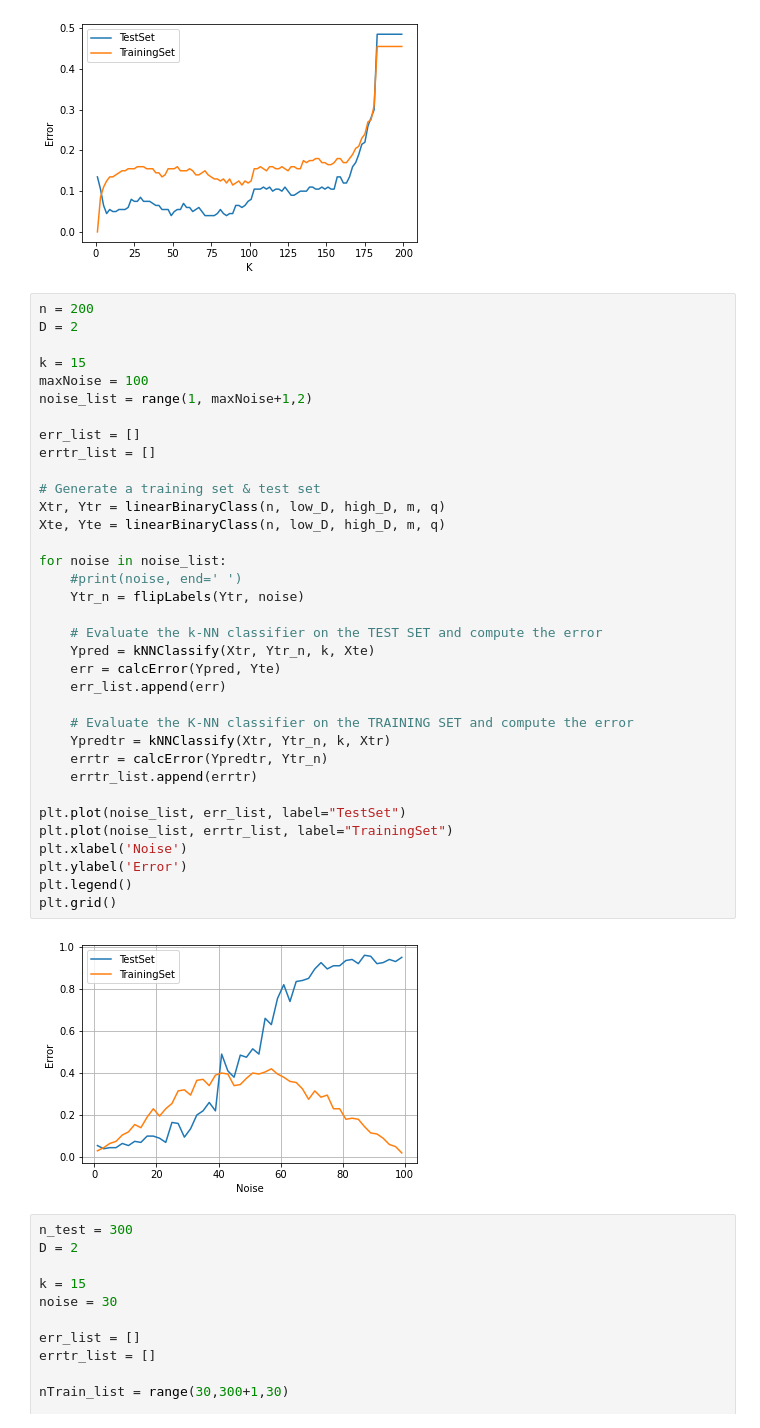
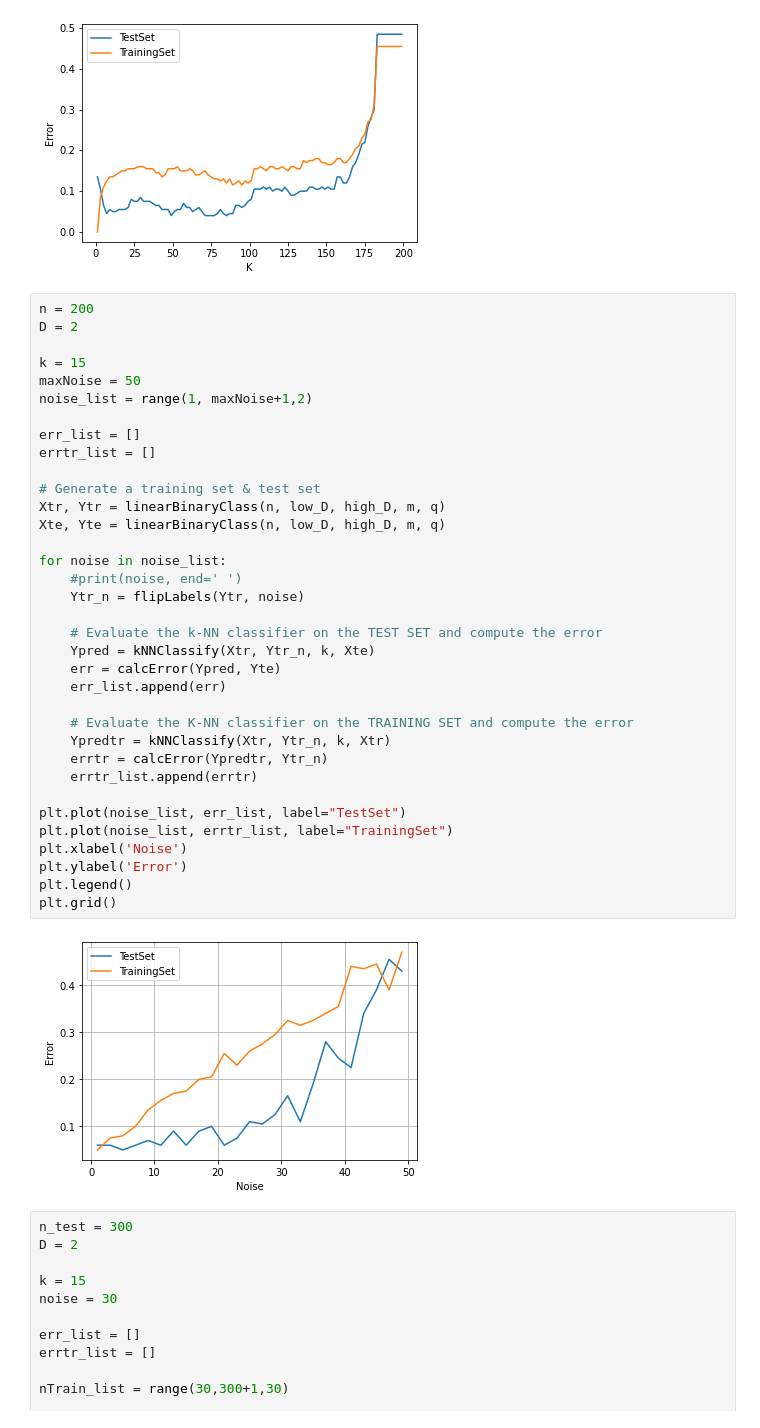
Before and after one commit to invzz/ML_LAB, a Jupyter notebook: lab1_KNN.ipynb, the cells around one changed output. Drawn from its saved outputs; the diff is of its cells as text.

```diff
--- a/lab1_KNN.ipynb
+++ b/lab1_KNN.ipynb
@@ -359,38 +359,38 @@ n = 200
 D = 2
 
 k = 15
-maxNoise = 100
+maxNoise = 50
 noise_list = range(1, maxNoise+1,2)
 
 err_list = []
 errtr_list = []
 
 # Generate a training set & test set
 Xtr, Ytr = linearBinaryClass(n, low_D, high_D, m, q)
 Xte, Yte = linearBinaryClass(n, low_D, high_D, m, q)
 
 for noise in noise_list:
     #print(noise, end=' ')
     Ytr_n = flipLabels(Ytr, noise)
 
     # Evaluate the k-NN classifier on the TEST SET and compute the error
     Ypred = kNNClassify(Xtr, Ytr_n, k, Xte)
     err = calcError(Ypred, Yte)
     err_list.append(err)
 
     # Evaluate the K-NN classifier on the TRAINING SET and compute the error
     Ypredtr = kNNClassify(Xtr, Ytr_n, k, Xtr)
     errtr = calcError(Ypredtr, Ytr_n)
     errtr_list.append(errtr)
 
 plt.plot(noise_list, err_list, label="TestSet")
 plt.plot(noise_list, errtr_list, label="TrainingSet")
 plt.xlabel('Noise')
 plt.ylabel('Error')
 plt.legend()
 plt.grid()
 # %% [output]
-[figure, old version]
+[figure, new version]
 # %%
 n_test = 300
 D = 2
```
Also changed, not shown: parts of 2 cells of this notebook.
